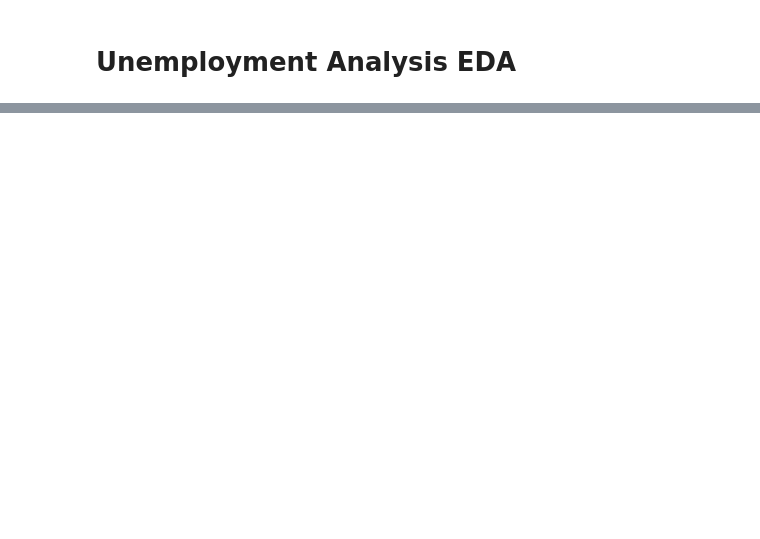
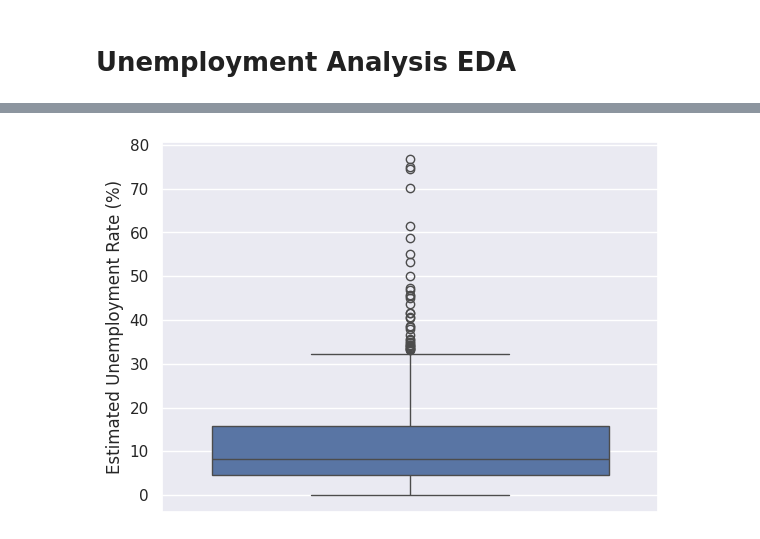
Before and after one commit to gazizovaa/CodeAlpha_Unemployment-_Analysis, a Jupyter notebook: CodeAlpha_Unemployment_Analysis.ipynb, the cells around one changed output, grey strips where cells are left out. Cells and saved outputs as stored; diff of their text form; code cells hidden in the pictures; blank space fills up the shorter version.

Commit message:
detected outliers and removed them

```diff
--- a/CodeAlpha_Unemployment_Analysis.ipynb
+++ b/CodeAlpha_Unemployment_Analysis.ipynb
@@ -94,3 +140,0 @@ unemployment_df.duplicated().sum()
-# %%
-# Dop duplicated values
-unemployment_df.drop_duplicates(inplace=True)
@@ -96,0 +156,7 @@ unemployment_df.drop_duplicates(inplace=True)
+# %%
+# Check outliers for 'Estimated Unemployment Rate (%)'
+# boxplot
+sns.boxplot(unemployment_df['Estimated Unemployment Rate (%)'])
+plt.show();
+# %% [output]
+[figure, added]
```
Also changed, not shown: parts of 23 cells of this notebook.
